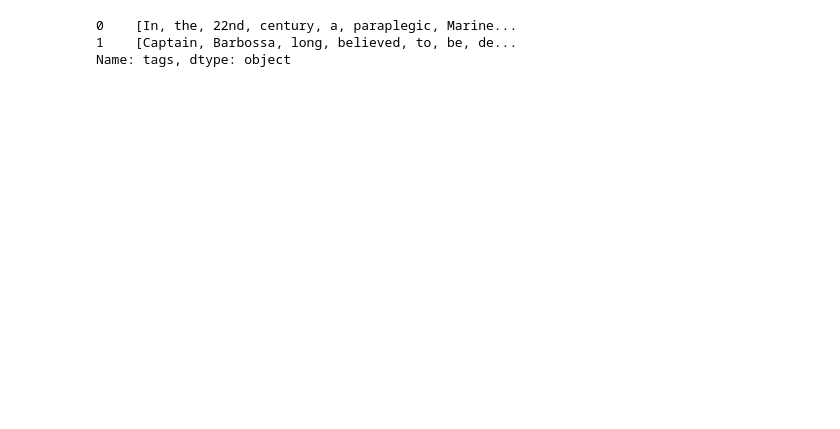
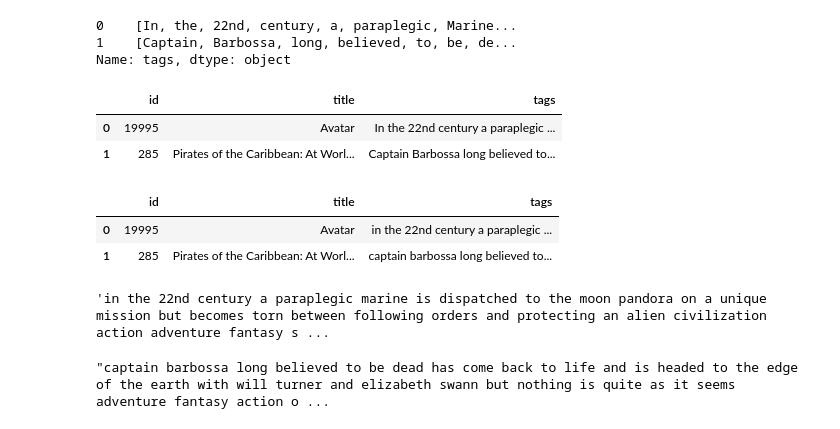
Before and after one commit to CodeCraftsmanSandeep/ML-Movie-Recommender-System, a Jupyter notebook: Python-code/code.ipynb, the cells around one changed output. Cells and saved outputs as stored; diff of their text form; code cells hidden in the pictures; blank space fills up the shorter version.

```diff
--- a/code.ipynb
+++ b/Python-code/code.ipynb
@@ -14,8 +14,8 @@
 import numpy as np
 import pandas as pd
 # %%
-movies = pd.read_csv('Data/tmdb_5000_movies.csv')
-credits = pd.read_csv('Data/tmdb_5000_credits.csv')
+movies = pd.read_csv('../Data/tmdb_5000_movies.csv')
+credits = pd.read_csv('../Data/tmdb_5000_credits.csv')
 # %%
 movies.head(2)
 # %% [output]
@@ -322,4 +322,4 @@ movies['tags'].head(2)
 1    [Captain, Barbossa, long, believed, to, be, de...
 Name: tags, dtype: object
 # %%
-movies['tags'].apply(lambda. x:)
+movies['tags'] = movies['tags'].apply(lambda x: " ".join(x))
@@ -327,0 +326,8 @@ d
+# %%
+movies = movies.drop(columns=['keywords', 'genres', 'crew', 'cast', 'overview'])
+# %%
+movies.head(2)
+# %% [output]
+|  | id | title | tags |
+| 0 | 19995 | Avatar | In the 22nd century a paraplegic ... |
+| 1 | 285 | Pirates of the Caribbean: At Worl... | Captain Barbossa long believed to... |
@@ -327,0 +337,14 @@ d
+# %%
+movies.head(2)
+# %% [output]
+|  | id | title | tags |
+| 0 | 19995 | Avatar | in the 22nd century a paraplegic ... |
+| 1 | 285 | Pirates of the Caribbean: At Worl... | captain barbossa long believed to... |
+# %%
+movies.iloc[0]['tags']
+# %% [output]
+'in the 22nd century a paraplegic marine is dispatched to the moon pandora on a unique mission but becomes torn between following orders and protecting an alien civilization action adventure fantasy s ...
+# %%
+movies.iloc[1]['tags']
+# %% [output]
+"captain barbossa long believed to be dead has come back to life and is headed to the edge of the earth with will turner and elizabeth swann but nothing is quite as it seems adventure fantasy action o ...
```
Also changed, not shown: parts of 16 cells of this notebook, 2 other files.
